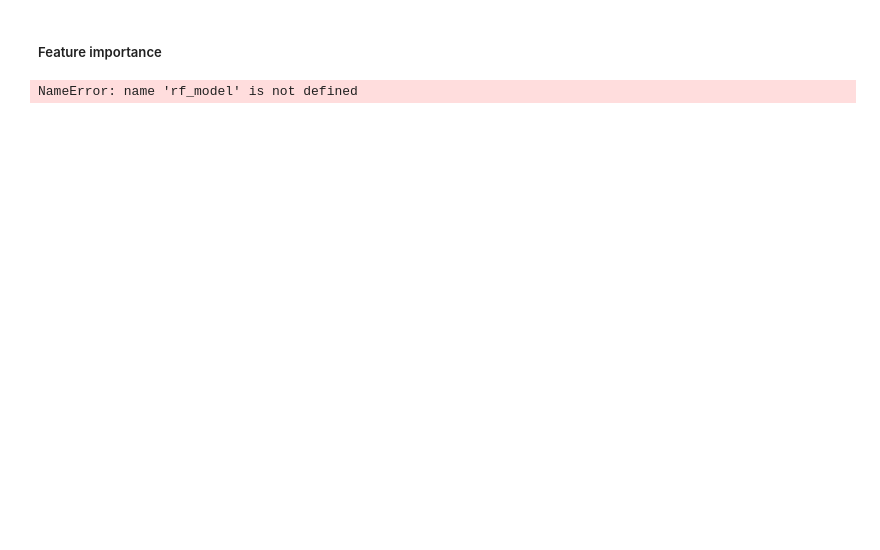
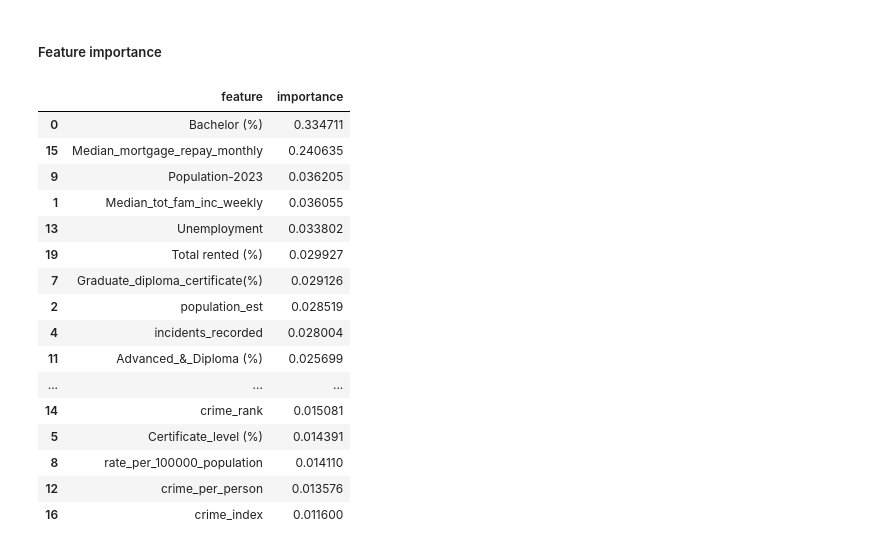
Before and after one commit to bicicow03/Group-Project-Real-Estate-Industry-Analysis, a Jupyter notebook: notebooks/feature_importance/cleaning_and_feature_selection.ipynb, the cells around one changed output. Drawn from its saved outputs; the diff is of its cells as text; code cells hidden in the pictures; blank space fills up the shorter version.

```diff
--- a/notebooks/feature_importance/cleaning_and_feature_selection.ipynb
+++ b/notebooks/feature_importance/cleaning_and_feature_selection.ipynb
@@ -347,16 +381,32 @@ KeyboardInterrupt:
 # %%
 # Random Forest feature importances
 importances = rf_model.feature_importances_
-feature_names = X.columns
+feature_names = X_selection.columns
 
 rf_importance_df = pd.DataFrame({
     'feature': feature_names,
     'importance': importances
 }).sort_values(by='importance', ascending=False)
 
 rf_importance_df
 # %% [output]
-NameError: name 'rf_model' is not defined
+|  | feature | importance |
+| 0 | Bachelor (%) | 0.334711 |
+| 15 | Median_mortgage_repay_monthly | 0.240635 |
+| 9 | Population-2023 | 0.036205 |
+| 1 | Median_tot_fam_inc_weekly | 0.036055 |
+| 13 | Unemployment | 0.033802 |
+| 19 | Total rented (%) | 0.029927 |
+| 7 | Graduate_diploma_certificate(%) | 0.029126 |
+| 2 | population_est | 0.028519 |
+| 4 | incidents_recorded | 0.028004 |
+| 11 | Advanced_&_Diploma (%) | 0.025699 |
+| ... | ... | ... |
+| 14 | crime_rank | 0.015081 |
+| 5 | Certificate_level (%) | 0.014391 |
+| 8 | rate_per_100000_population | 0.014110 |
+| 12 | crime_per_person | 0.013576 |
+| 16 | crime_index | 0.011600 |
 # %%
 # GX Boost feature importances
 importances = gxboost.feature_importances_
```
Also changed, not shown: parts of 26 cells of this notebook.
